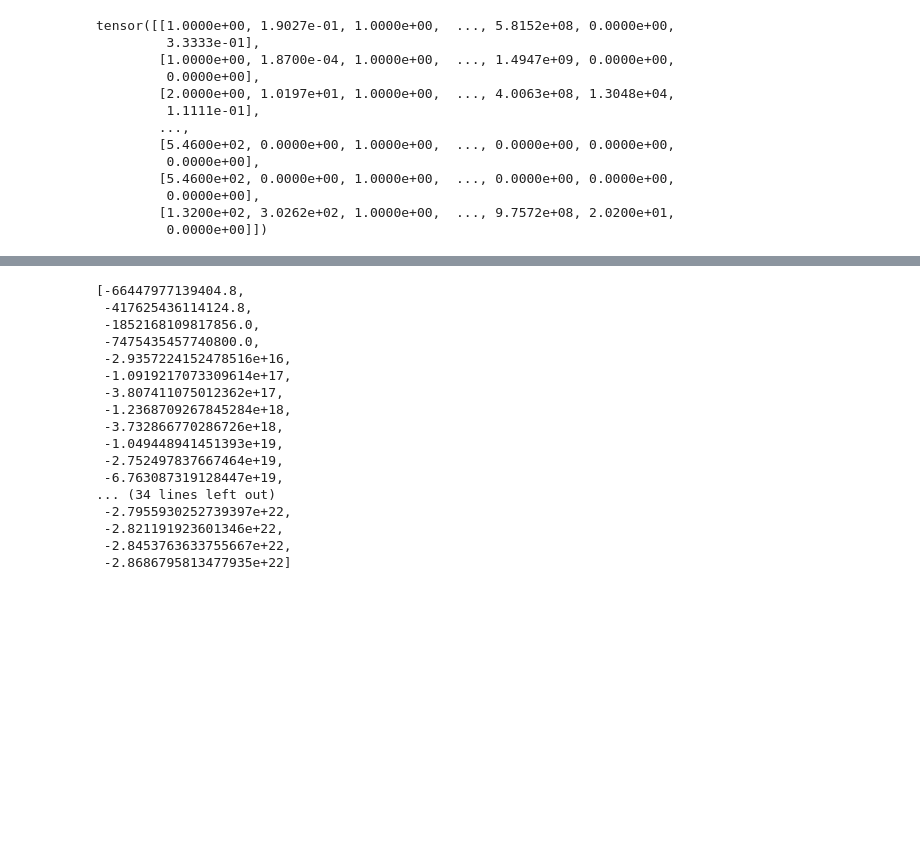
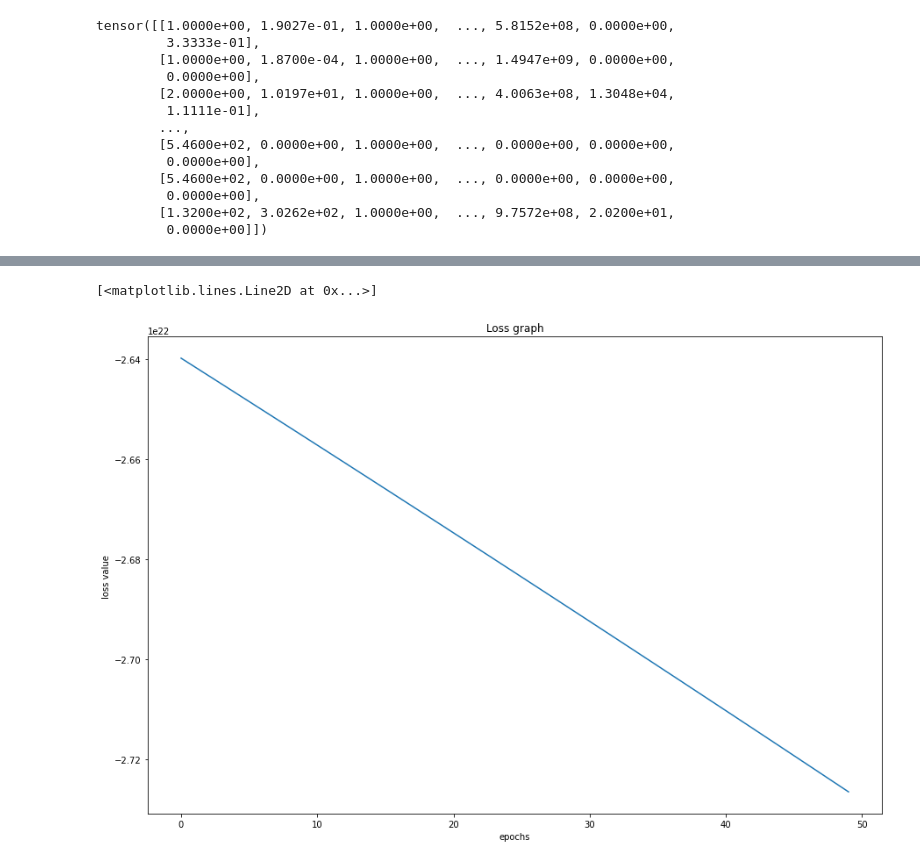
Before and after one commit to ArifulIslamPreence/IoT-TCP-Attack-detection, a Jupyter notebook: notebooks/tran_autoencoder.ipynb, the cells around one changed output, grey strips where cells are left out. Cells and saved outputs as stored; diff of their text form; code cells hidden in the pictures; blank space fills up the shorter version.

```diff
--- a/notebooks/tran_autoencoder.ipynb
+++ b/notebooks/tran_autoencoder.ipynb
@@ -15,7 +15,7 @@ import torch.utils.data as data_utils
 #constant declaration
 NUM_EPOCHS = 50
 LEARNING_RATE = 1e-3
-BATCH_SIZE = 100
+BATCH_SIZE = 30
 # %%
 # importing benign and mixed flow datasets from tran_feature_selection
 
@@ -131,4 +131,10 @@ def training(net, trainloader, epochs):
 get_loss = training(net, train_loader, NUM_EPOCHS)
 get_loss
 #plotting of get_loss
+
+_, ax = plt.subplots(1,1,figsize=(15,10))
+plt.xlabel("epochs")
+plt.ylabel("loss value ")
+ax.set_title('Loss graph')
+ax.plot(get_loss)
 # %% [output]
@@ -145,17 +151,2 @@ Epoch 46 of 50, Train Loss: -27675573481113405882368.000
-[-66447977139404.8,
- -417625436114124.8,
- -1852168109817856.0,
- -7475435457740800.0,
- -2.9357224152478516e+16,
- -1.0919217073309614e+17,
- -3.807411075012362e+17,
- -1.2368709267845284e+18,
- -3.732866770286726e+18,
- -1.049448941451393e+19,
- -2.752497837667464e+19,
- -6.763087319128447e+19,
-... (34 lines left out)
- -2.7955930252739397e+22,
- -2.821191923601346e+22,
- -2.8453763633755667e+22,
- -2.8686795813477935e+22]
+[<matplotlib.lines.Line2D at 0x...>]
+[figure, added]
```
Also changed, not shown: parts of 1 cell of this notebook.
